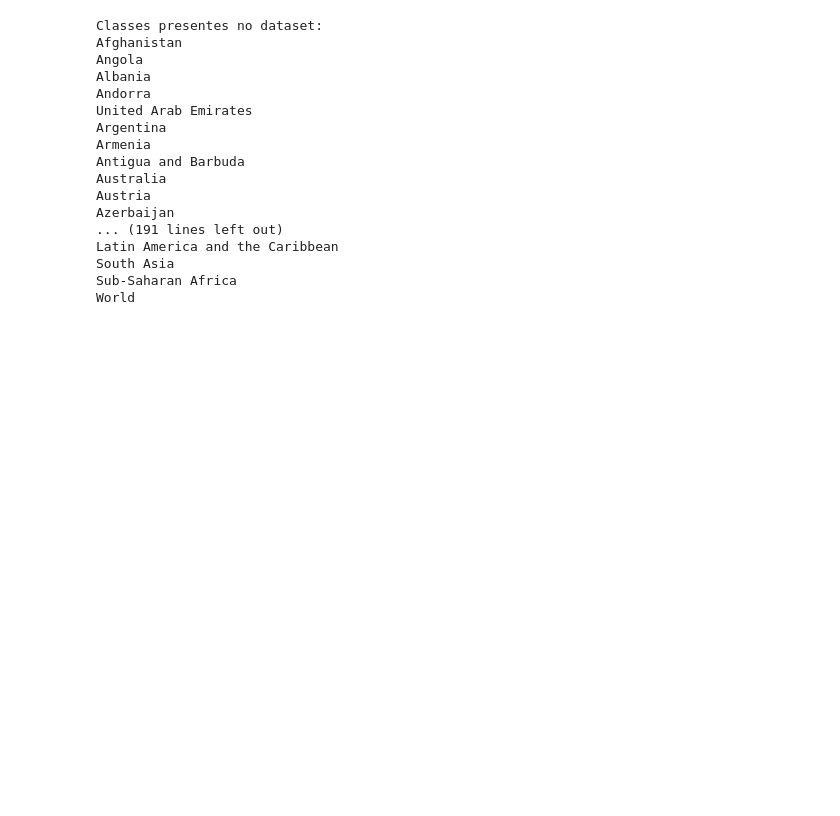
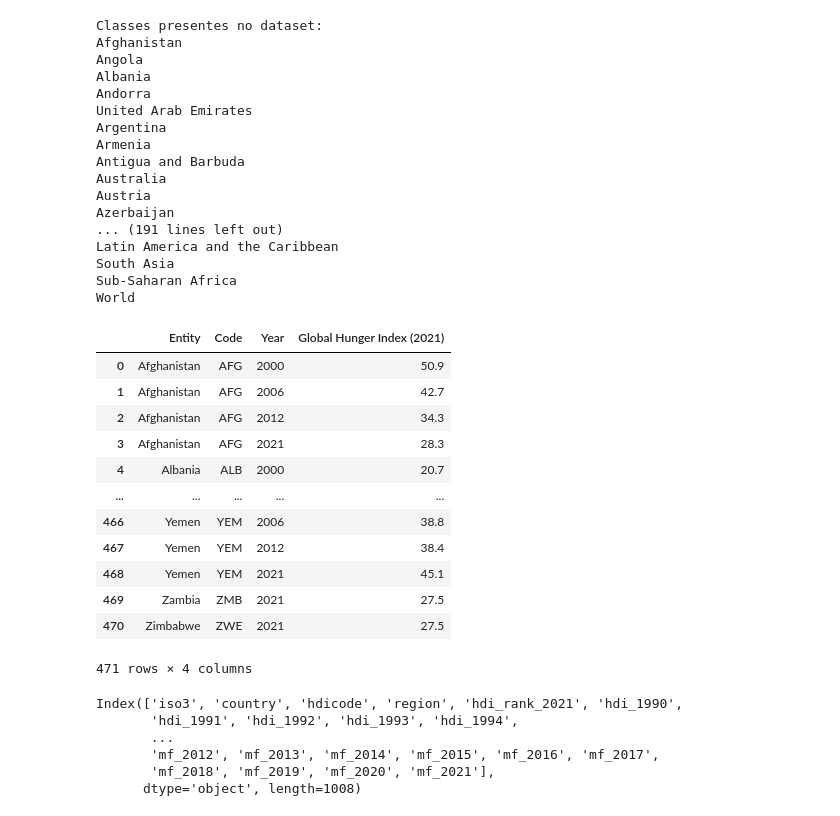
Before and after one commit to HITW-lewagon/HITW, a Jupyter notebook: raw_data.ipynb, the cells around one changed output. Drawn from its saved outputs; the diff is of its cells as text; code cells hidden in the pictures; blank space fills up the shorter version.

```diff
--- a/raw_data.ipynb
+++ b/raw_data.ipynb
@@ -98,0 +102,25 @@ World
+# %%
+y
+# %% [output]
+|  | Entity | Code | Year | Global Hunger Index (2021) |
+| 0 | Afghanistan | AFG | 2000 | 50.9 |
+| 1 | Afghanistan | AFG | 2006 | 42.7 |
+| 2 | Afghanistan | AFG | 2012 | 34.3 |
+| 3 | Afghanistan | AFG | 2021 | 28.3 |
+| 4 | Albania | ALB | 2000 | 20.7 |
+| ... | ... | ... | ... | ... |
+| 466 | Yemen | YEM | 2006 | 38.8 |
+| 467 | Yemen | YEM | 2012 | 38.4 |
+| 468 | Yemen | YEM | 2021 | 45.1 |
+| 469 | Zambia | ZMB | 2021 | 27.5 |
+| 470 | Zimbabwe | ZWE | 2021 | 27.5 |
+471 rows × 4 columns
+# %%
+print(data.columns)
+# %% [output]
+Index(['iso3', 'country', 'hdicode', 'region', 'hdi_rank_2021', 'hdi_1990',
+       'hdi_1991', 'hdi_1992', 'hdi_1993', 'hdi_1994',
+       ...
+       'mf_2012', 'mf_2013', 'mf_2014', 'mf_2015', 'mf_2016', 'mf_2017',
+       'mf_2018', 'mf_2019', 'mf_2020', 'mf_2021'],
+      dtype='object', length=1008)
```
Also changed, not shown: parts of 6 cells of this notebook, 1 other file.
